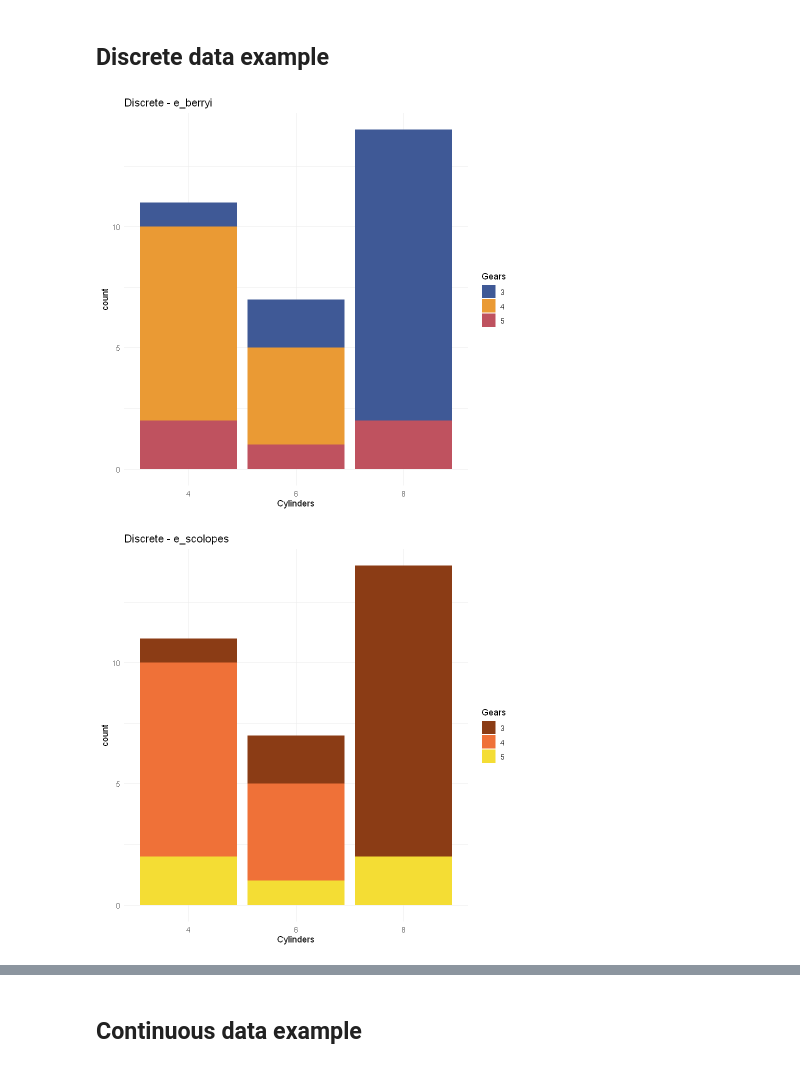
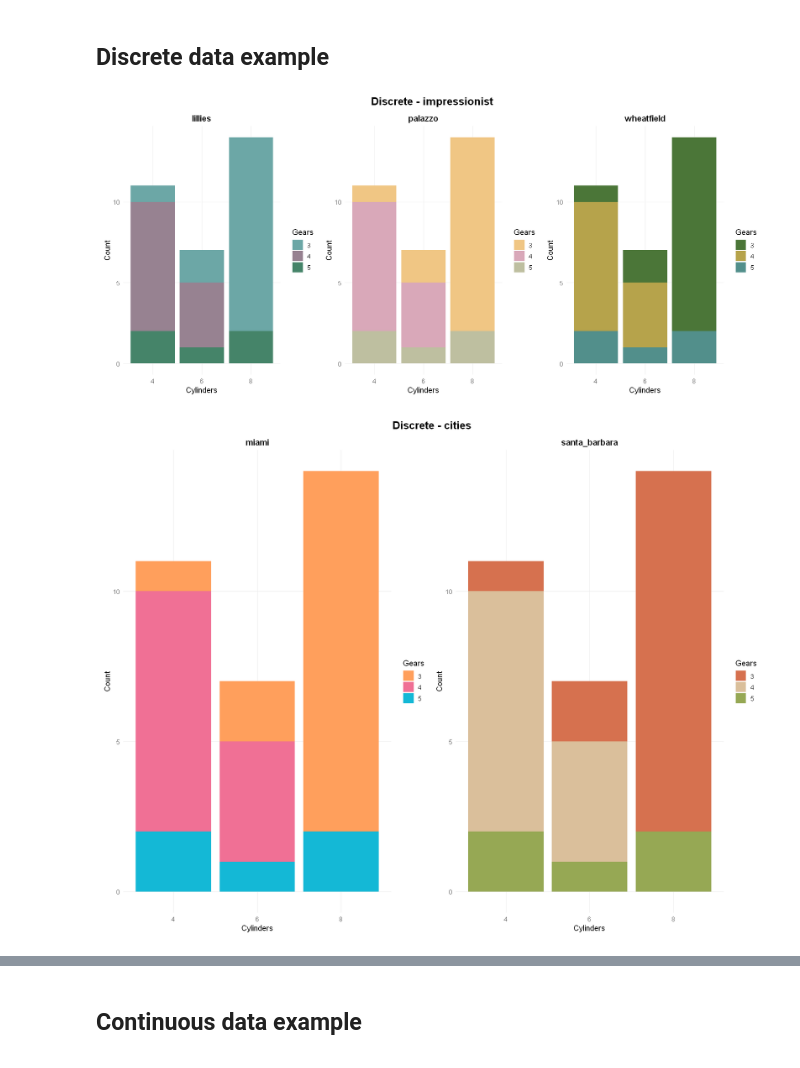
Before and after one commit to BridgetSquidget/Rpalettes, a Jupyter notebook: palettes-preview.ipynb, the cells around one changed output, grey strips where cells are left out. Saved outputs shown, nothing was run; the diff lists cells and outputs as text; code cells hidden in the pictures.

```diff
--- a/palettes-preview.ipynb
+++ b/palettes-preview.ipynb
@@ -138,14 +226,45 @@ for (pal in palette_names) {
 # %% [markdown]
 ## Discrete data example
 # %%
-for (pal in palette_names) {
-  p <- ggplot(mtcars, aes(x = factor(cyl), fill = factor(gear))) +
-    geom_bar() +
-    scale_fill_palettes(pal) +
-    labs(title = paste("Discrete -", pal), x = "Cylinders", fill = "Gears") +
-    theme_minimal()
-  print(p)
+old_repr <- options(repr.plot.width = 10, repr.plot.height = 6)
+on.exit(options(old_repr), add = TRUE)
+
+tuning <- plot_tuning$discrete
+
+for (cat in names(palette_groups)) {
+  pals <- intersect(palette_groups[[cat]], palette_names)
+  if (length(pals) == 0) next
+
+  ncol <- if (length(pals) >= 4) tuning$ncol_for_four else min(tuning$ncol_cap, length(pals))
+  nrow <- ceiling(length(pals) / ncol)
+
+  options(
+    repr.plot.width = tuning$panel_width * ncol + tuning$width_padding,
+    repr.plot.height = tuning$panel_height * nrow + tuning$height_padding
+  )
+
+  plots <- lapply(seq_along(pals), function(i) {
+    pal <- pals[i]
+    ggplot(mtcars, aes(x = factor(cyl), fill = factor(gear))) +
+      geom_bar() +
+      scale_fill_palettes(pal) +
+      labs(title = pal, x = "Cylinders", y = "Count", fill = "Gears") +
+      theme_minimal(base_size = 12) +
+      theme(
+        plot.title = element_text(face = "bold", size = 13, hjust = 0.5),
+        panel.grid.minor = element_blank(),
+        legend.position = "right"
+      )
+  })
+
+  print(
+    patchwork::wrap_plots(plots, ncol = ncol) +
+      patchwork::plot_annotation(
+        title = paste("Discrete -", cat),
+        theme = theme(plot.title = element_text(face = "bold", size = 16, hjust = 0.5))
+      )
+  )
 }
 # %% [output]
-[figure, old version]
+[figure, new version]
-[figure, old version]
+[figure, new version]
```
Also changed, not shown: parts of 8 cells of this notebook, 3 other files.
